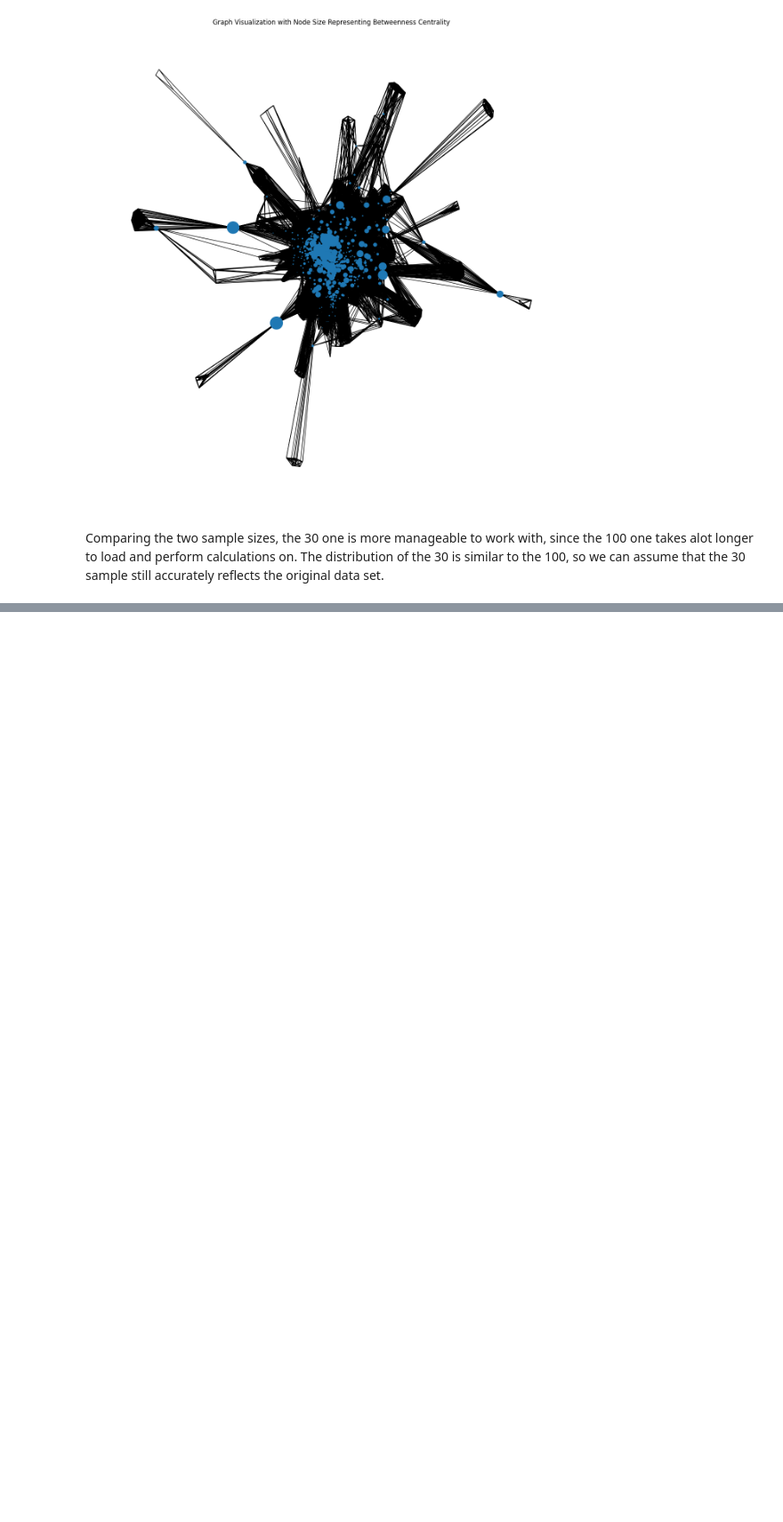
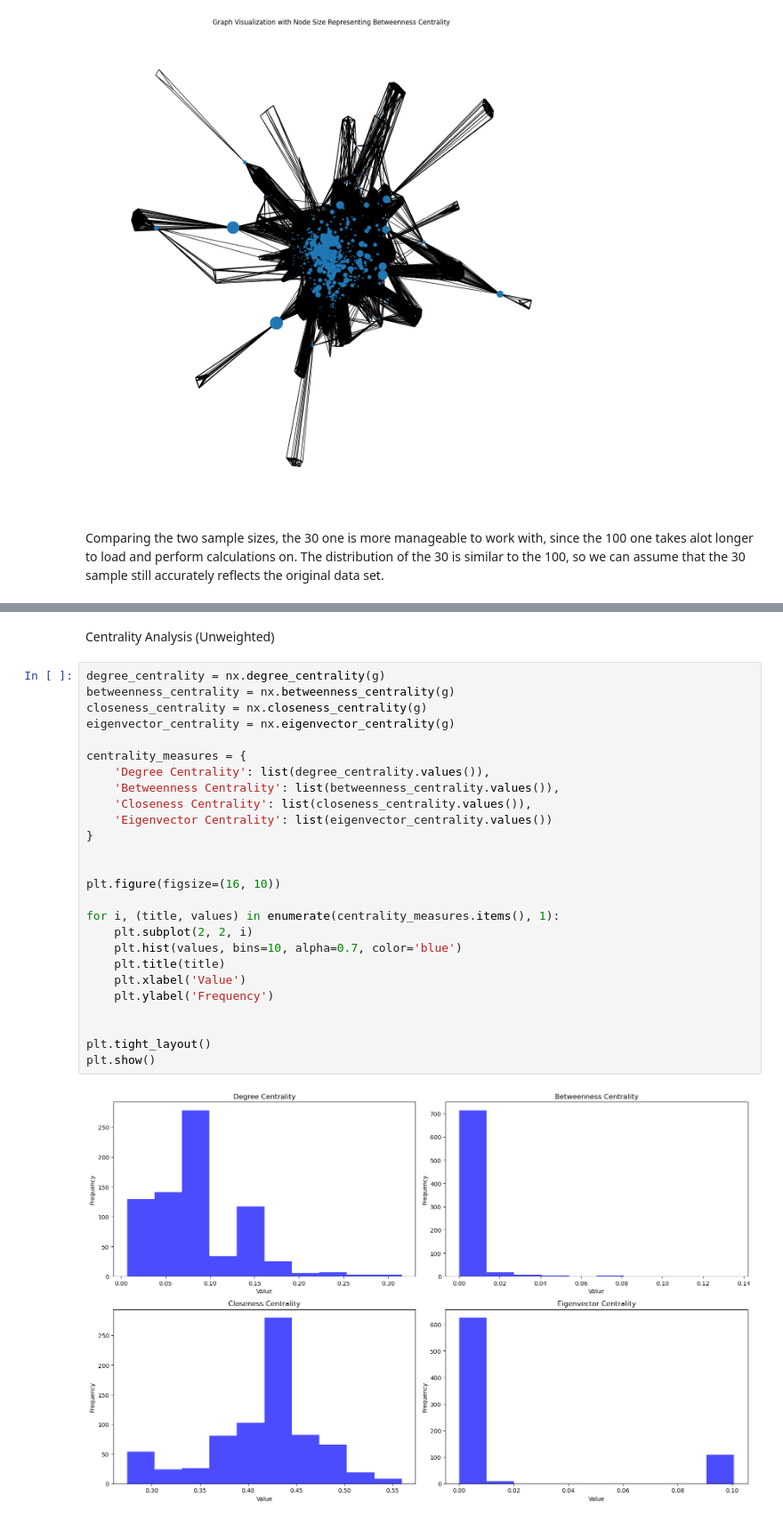
Before and after one commit to meteor123456/Spotify-Artist-Cooccurence, a Jupyter notebook: analysis.ipynb, the cells around one changed output, grey strips where cells are left out. Shown at 89% size. Saved outputs shown, nothing was run; the diff lists cells and outputs as text; blank space fills up the shorter version.

Commit message:
added weighted/unweighted centrality distributions

```diff
--- a/analysis.ipynb
+++ b/analysis.ipynb
@@ -122,0 +148,30 @@ Comparing the two sample sizes, the 30 one is more manageable to work with, sinc
+# %% [markdown]
+Centrality Analysis (Unweighted)
+# %%
+degree_centrality = nx.degree_centrality(g)
+betweenness_centrality = nx.betweenness_centrality(g)
+closeness_centrality = nx.closeness_centrality(g)
+eigenvector_centrality = nx.eigenvector_centrality(g)
+
+centrality_measures = {
+    'Degree Centrality': list(degree_centrality.values()),
+    'Betweenness Centrality': list(betweenness_centrality.values()),
+    'Closeness Centrality': list(closeness_centrality.values()),
+    'Eigenvector Centrality': list(eigenvector_centrality.values())
+}
+
+
+plt.figure(figsize=(16, 10))
+
+for i, (title, values) in enumerate(centrality_measures.items(), 1):
+    plt.subplot(2, 2, i)
+    plt.hist(values, bins=10, alpha=0.7, color='blue')
+    plt.title(title)
+    plt.xlabel('Value')
+    plt.ylabel('Frequency')
+
+
+plt.tight_layout()
+plt.show()
+# %% [output]
+[figure, added]
```
Also changed, not shown: parts of 7 cells of this notebook.
